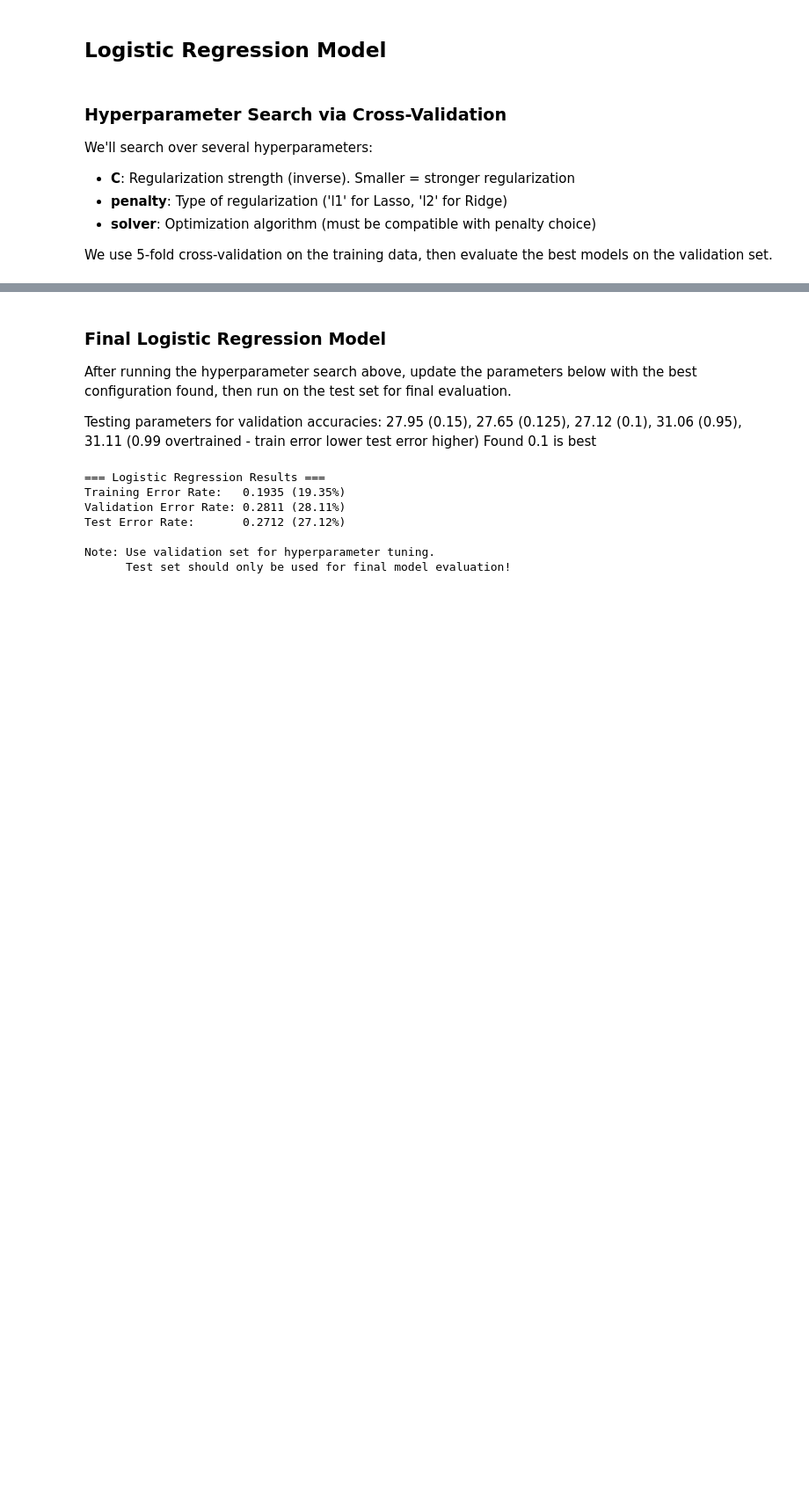
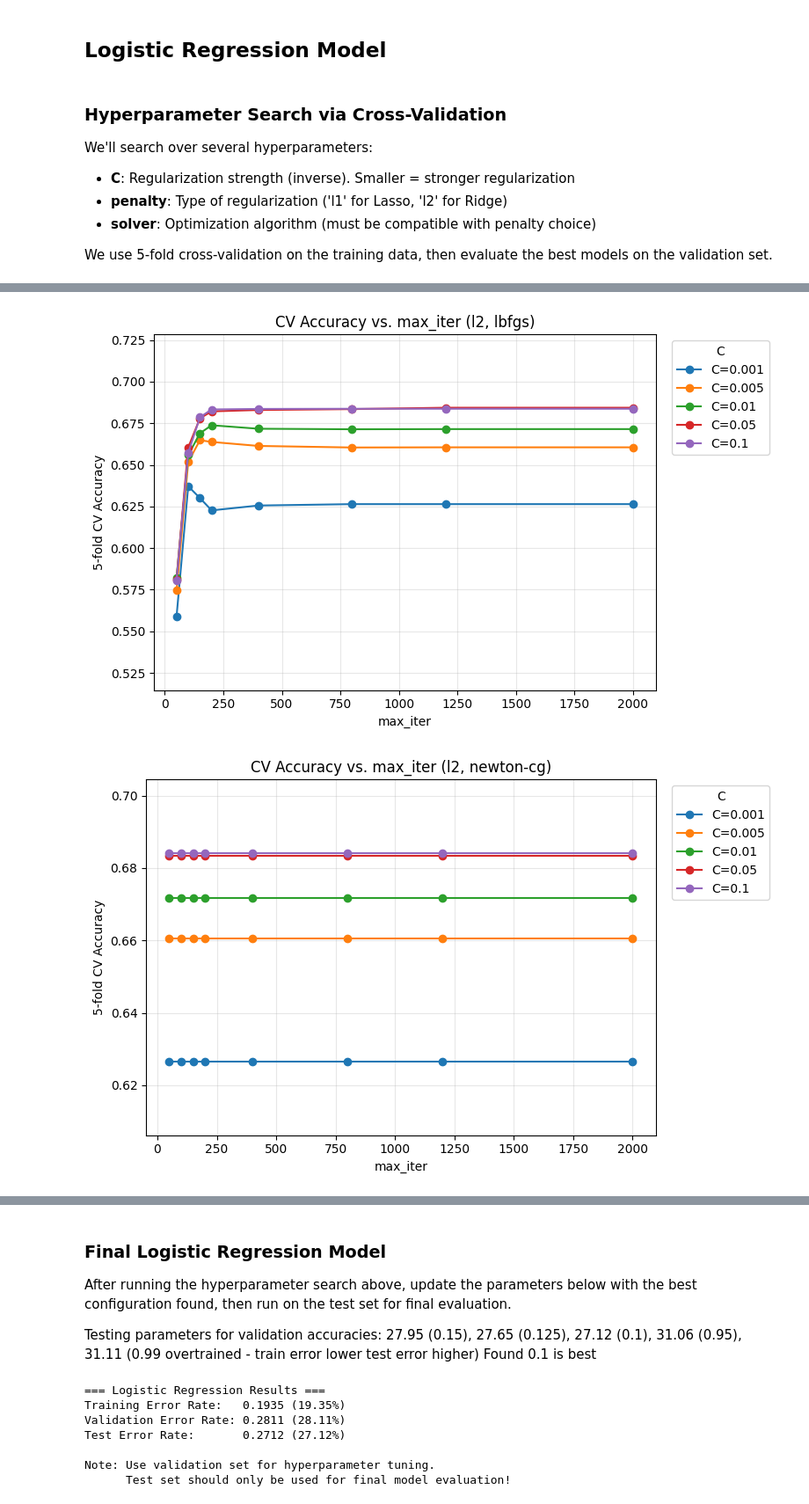
Before and after one commit to ziqil40/Emotion-Detection, a Jupyter notebook: Nickolas.ipynb, the cells around one changed output, grey strips where cells are left out. Shown at 88% size. Saved outputs shown, nothing was run; the diff lists cells and outputs as text; code cells hidden in the pictures; blank space fills up the shorter version.

Commit message:
Get plots of mid-training graphs

```diff
--- a/Nickolas.ipynb
+++ b/Nickolas.ipynb
@@ -296,0 +798,36 @@ CROSS-VALIDATION RESULTS (sorted by CV accuracy)
+# %%
+for penalty, solver in penalty_solver_combos:
+    subset = cv_iter_df[(cv_iter_df['penalty'] == penalty) & (cv_iter_df['solver'] == solver)]
+    if subset.empty:
+        continue
+
+    fig, ax = plt.subplots(figsize=(8, 5))
+    for C in C_values:
+        curve = subset[subset['C'] == C].sort_values('max_iter')
+        if curve.empty:
+            continue
+        ax.plot(
+            curve['max_iter'],
+            curve['cv_mean_accuracy'],
+            marker='o',
+            label=f"C={C}"
+        )
+
+    # Auto-scale the y-axis so small accuracy gains remain visible
+    y_min = subset['cv_mean_accuracy'].min()
+    y_max = subset['cv_mean_accuracy'].max()
+    pad = max(0.0025, (y_max - y_min) * 0.35)
+    lower = max(0.0, y_min - pad)
+    upper = min(1.0, y_max + pad)
+
+    ax.set_title(f"CV Accuracy vs. max_iter ({penalty}, {solver})")
+    ax.set_xlabel("max_iter")
+    ax.set_ylabel("5-fold CV Accuracy")
+    ax.set_ylim(lower, upper)
+    ax.grid(True, alpha=0.3)
+    ax.legend(title="C", bbox_to_anchor=(1.02, 1), loc='upper left')
+    plt.tight_layout()
+    plt.show()
+# %% [output]
+[figure, added]
+[figure, added]
```
Also changed, not shown: parts of 14 cells of this notebook.
